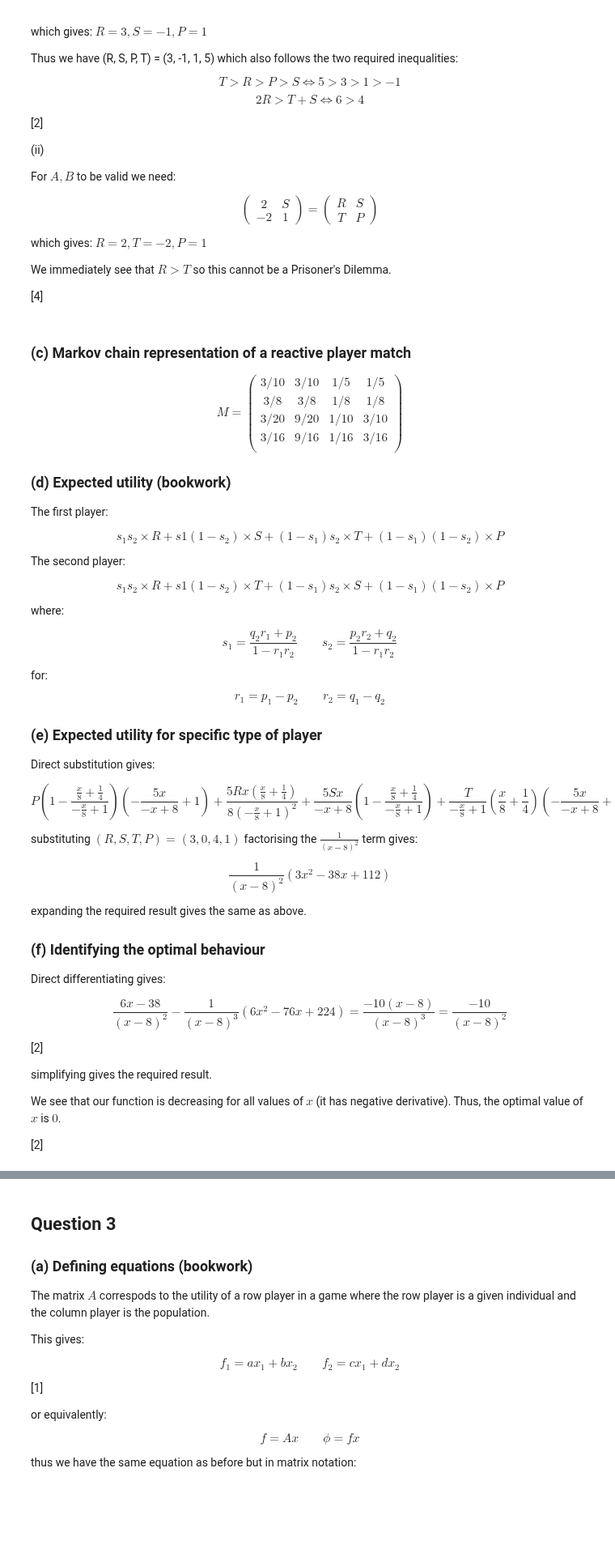
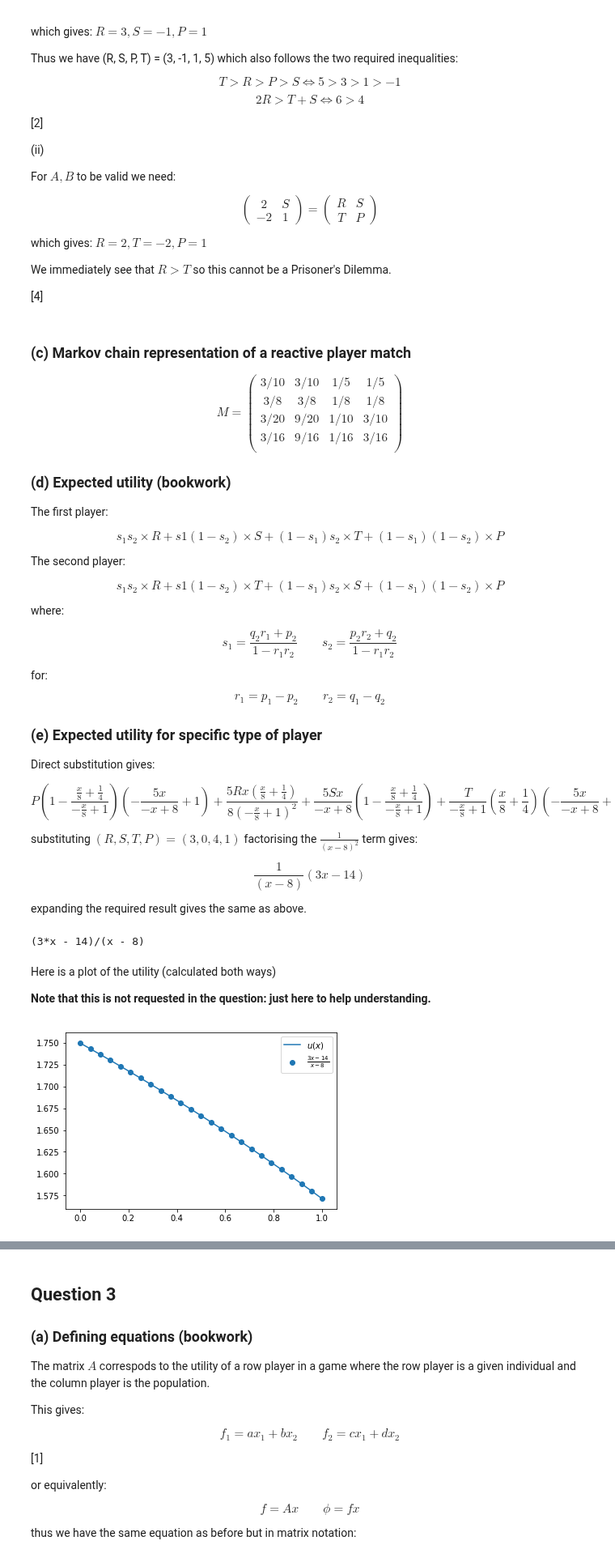
Before and after one commit to drvinceknight/gt, a Jupyter notebook: nbs/solutions/Past exam mock.ipynb, the cells around one changed output, grey strips where cells are left out. Shown at 81% size. Cells and saved outputs as stored; diff of their text form; code cells hidden in the pictures; blank space fills up the shorter version.

Commit message:
Fix the question in mock paper.

```diff
--- a/nbs/solutions/Past exam mock.ipynb
+++ b/nbs/solutions/Past exam mock.ipynb
@@ -365,24 +365,42 @@ $$P \left(1 - \frac{\frac{x}{8} + \frac{1}{4}}{- \frac{x}{8} + 1}\right) \left(-
 substituting $(R, S, T, P)=(3, 0, 4, 1)$ factorising the $\frac{1}{(x - 8)^2}$ term gives:
 
 $$
-\frac{1}{\left(x - 8\right)^{2}} \left(3 x^{2} - 38 x + 112\right)
+\frac{1}{\left(x - 8\right)} \left(3 x-14\right)
 $$
 
 expanding the required result gives the same as above.
-
-
-### (f) Identifying the optimal behaviour
-
-Direct differentiating gives:
-
-$$
-\frac{6 x - 38}{\left(x - 8\right)^{2}} - \frac{1}{\left(x - 8\right)^{3}} \left(6 x^{2} - 76 x + 224\right)=\frac{-10(x - 8)}{\left(x - 8\right)^{3}}=\frac{-10}{\left(x - 8\right)^{2}}
-$$
-
-[2]
-
-simplifying gives the required result.
-
-We see that our function is decreasing for all values of $x$ (it has negative derivative). Thus, the optimal value of $x$ is $0$.
-
-[2]
+# %%
+import numpy as np
+
+def theoretic_steady_state(p, q):
+    r_1 = p[0] - p[1]
+    r_2 = q[0] - q[1]
+    s_1 = (q[1] * r_1 + p[1]) / (1 - r_1 * r_2)
+    s_2 = (p[1] * r_2 + q[1]) / (1 - r_1 * r_2)
+    return np.array([s_1 * s_2, s_1 * (1 - s_2), (1 - s_1) * s_2, (1 - s_1) * (1 - s_2)])
+
+def theoretic_utility(p, q, rstp=np.array([3, 0, 5, 1])):
+    pi = theoretic_steady_state(p, q)
+    return np.dot(pi, rstp)
+# %%
+import sympy as sym
+x = sym.Symbol('x')
+p = np.array([x, x / 2])
+q = np.array([sym.S(1) / 2, sym.S(1) / 4])
+expr = theoretic_utility(p=p, q=q, rstp=np.array([3, 0, 4, 1]))
+sym.factor(expr)
+# %% [output]
+(3*x - 14)/(x - 8)
+# %% [markdown]
+Here is a plot of the utility (calculated both ways)
+
+**Note that this is not requested in the question: just here to help understanding.**
+# %%
+xs = np.linspace(0, 1, 25)
+ys = [theoretic_utility(p=[x, x / 2], q=q, rstp=np.array([3, 0, 4, 1])) for x in xs]
+simplified_ys = [(3 * x - 14) / (x - 8) for x in xs]
+plt.plot(xs, ys, label="$u(x)$")
+plt.scatter(xs, simplified_ys, label="$\\frac{3x-14}{x-8}$")
+plt.legend();
+# %% [output]
+[figure, added]
```
Also changed, not shown: parts of 2 cells of this notebook, 3 other files.
